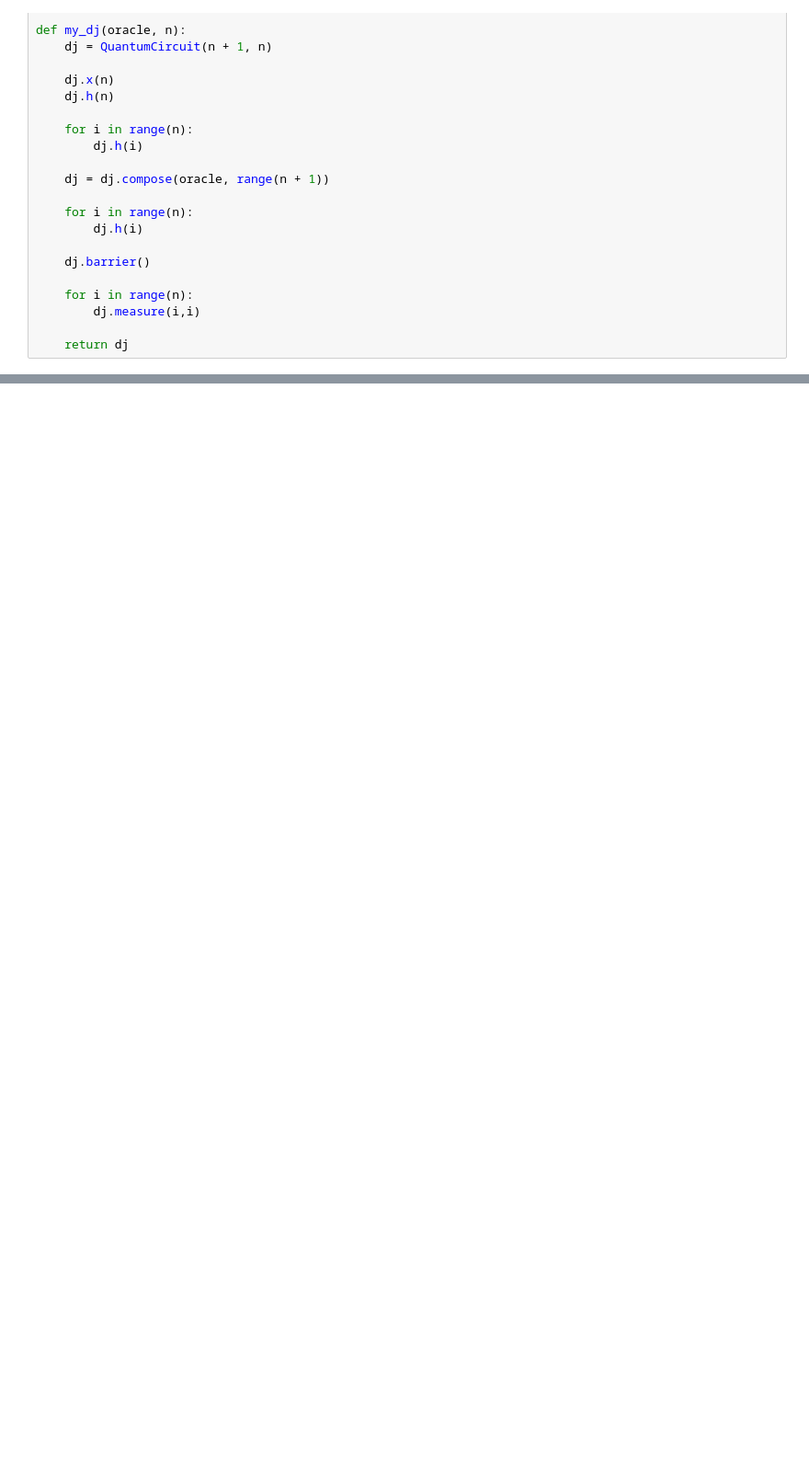
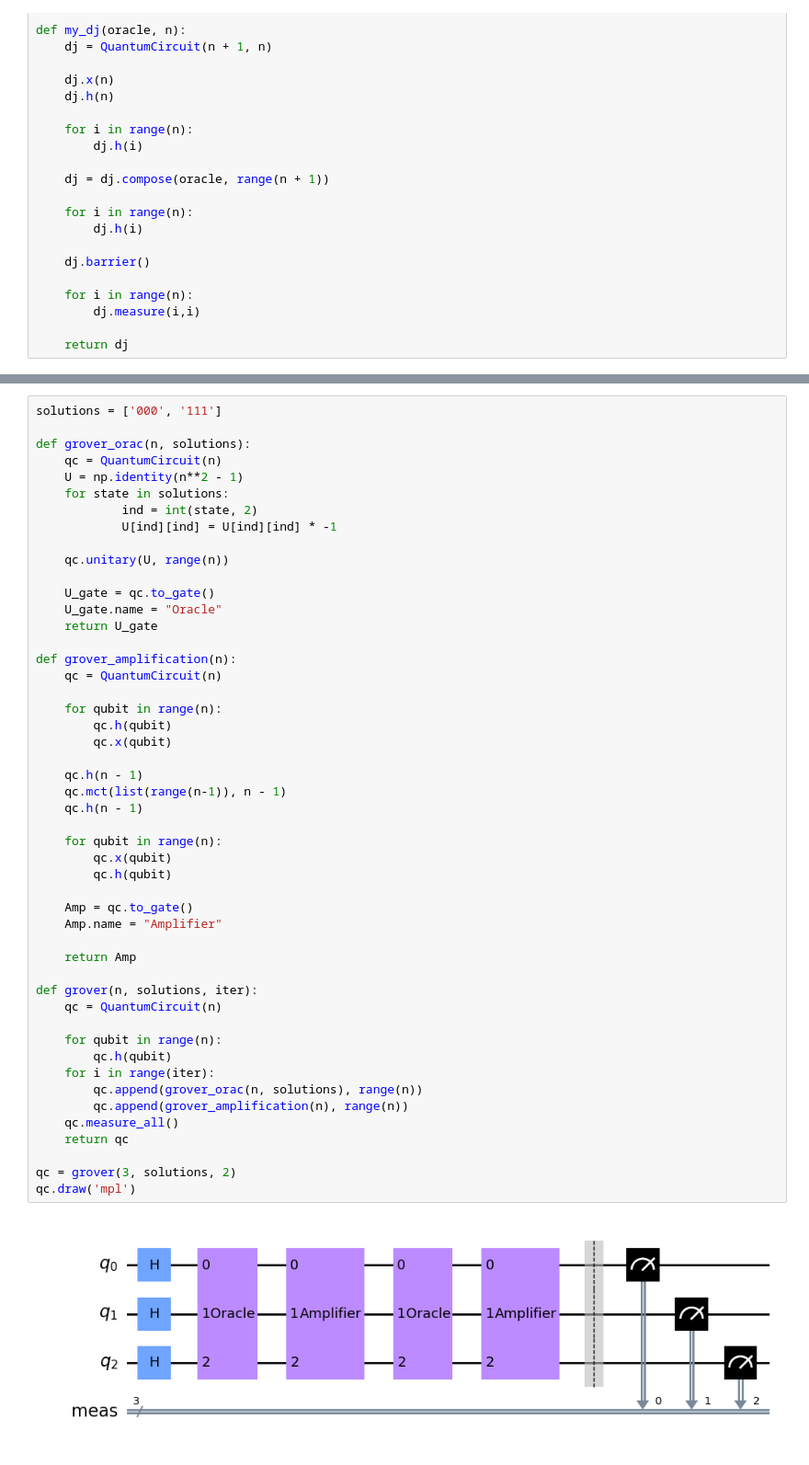
Before and after one commit to nunopcfmarques/IICQ-Project, a Jupyter notebook: IICQ-Notebook.ipynb, the cells around one changed output, grey strips where cells are left out. Shown at 92% size. Saved outputs shown, nothing was run; the diff lists cells and outputs as text; blank space fills up the shorter version.

Commit message:
Added Grover's Algorithm!

```diff
--- a/IICQ-Notebook.ipynb
+++ b/IICQ-Notebook.ipynb
@@ -573,0 +580,51 @@ plot_histogram(counts)
+# %%
+solutions = ['000', '111']
+
+def grover_orac(n, solutions):
+    qc = QuantumCircuit(n)
+    U = np.identity(n**2 - 1)
+    for state in solutions:
+            ind = int(state, 2)
+            U[ind][ind] = U[ind][ind] * -1
+
+    qc.unitary(U, range(n))
+
+    U_gate = qc.to_gate()
+    U_gate.name = "Oracle"
+    return U_gate
+
+def grover_amplification(n):
+    qc = QuantumCircuit(n)
+
+    for qubit in range(n):
+        qc.h(qubit)
+        qc.x(qubit)
+
+    qc.h(n - 1)
+    qc.mct(list(range(n-1)), n - 1)
+    qc.h(n - 1)
+
+    for qubit in range(n):
+        qc.x(qubit)
+        qc.h(qubit)
+
+    Amp = qc.to_gate()
+    Amp.name = "Amplifier"
+
+    return Amp
+
+def grover(n, solutions, iter):
+    qc = QuantumCircuit(n)
+
+    for qubit in range(n):
+        qc.h(qubit)
+    for i in range(iter):
+        qc.append(grover_orac(n, solutions), range(n))
+        qc.append(grover_amplification(n), range(n))
+    qc.measure_all()
+    return qc
+
+qc = grover(3, solutions, 2)
+qc.draw('mpl')
+# %% [output]
+[figure, added]
```
Also changed, not shown: parts of 8 cells of this notebook.
